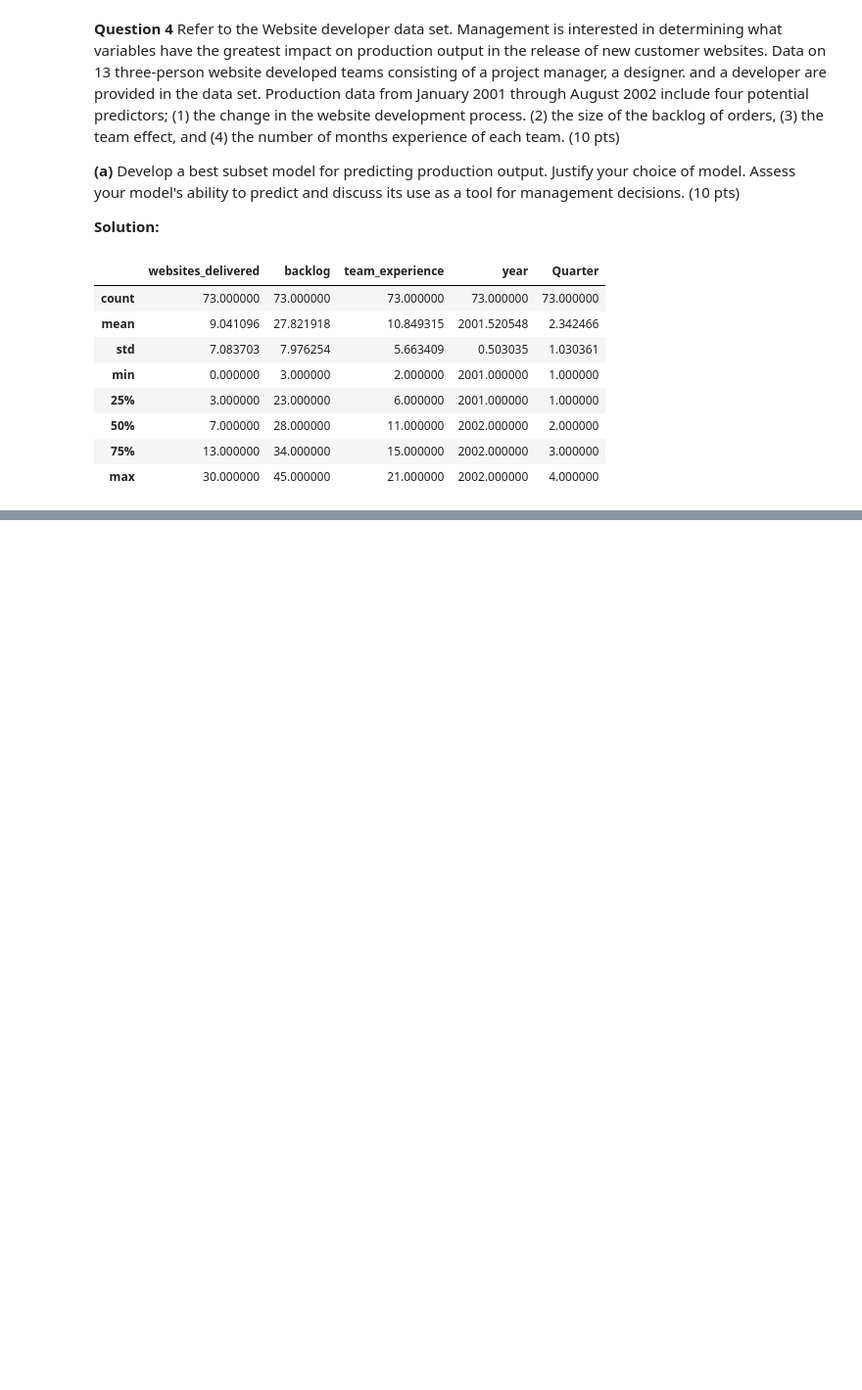
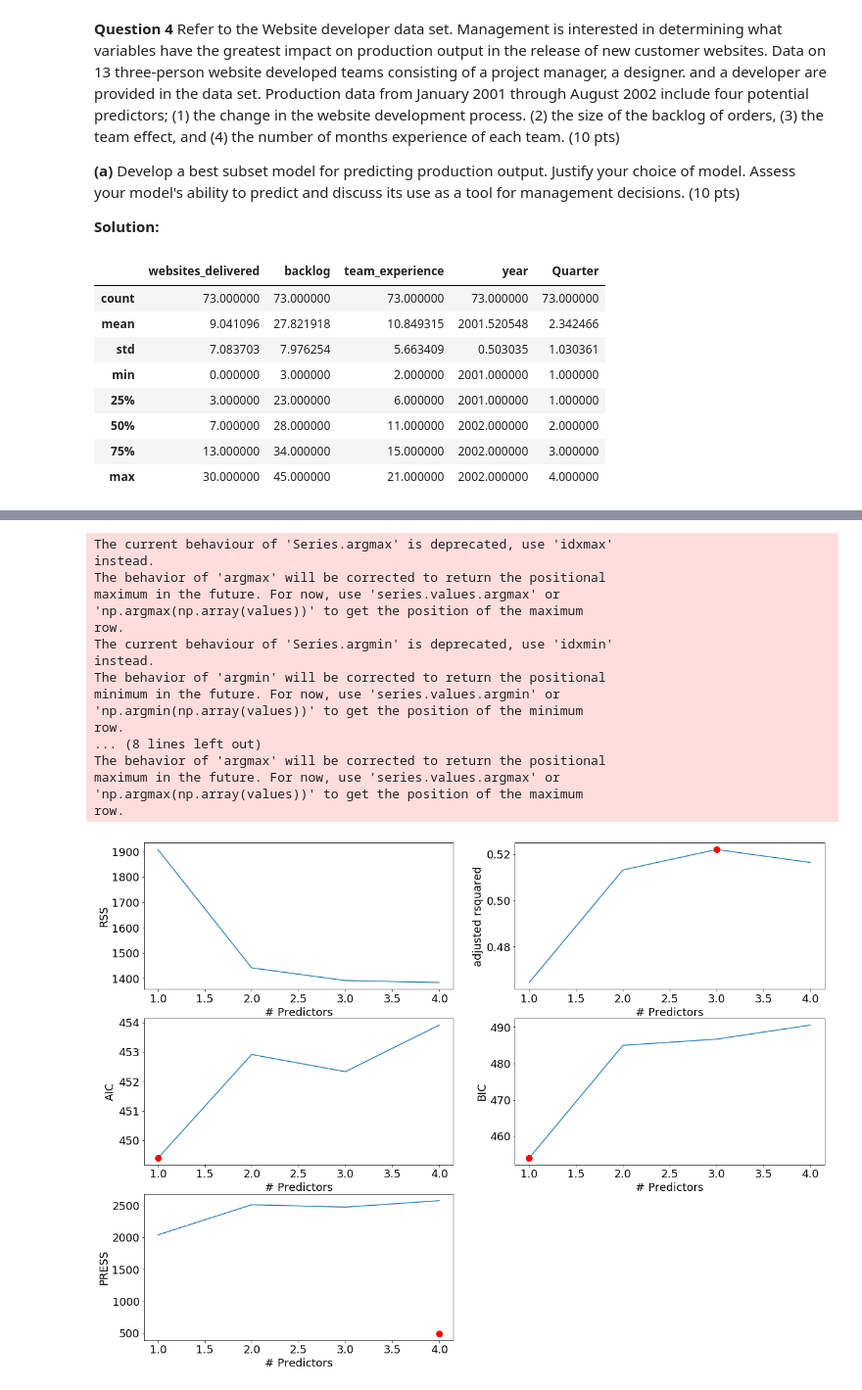
Before and after one commit to srk-apts/CS-E-106, a Jupyter notebook: Homework/HW7/hw7_python.ipynb, the cells around one changed output, grey strips where cells are left out. Shown at 98% size. Saved outputs shown, nothing was run; the diff lists cells and outputs as text; code cells hidden in the pictures; blank space fills up the shorter version.

```diff
--- a/Homework/HW7/hw7_python.ipynb
+++ b/Homework/HW7/hw7_python.ipynb
@@ -44,0 +81,35 @@ from mlxtend.feature_selection import SequentialFeatureSelector as SFS
+# %%
+def processSubset(X_subset, y_subset):
+    # Fit model on feature_set and calculate RSS
+    X_dummy = scale_encode(fit_df=X_subset, trans_df=X_subset, scale_num=False)
+    X = sm.add_constant(X_dummy)
+    model = sm.OLS(y,X).fit()
+    RSS = ((model.predict(X) - y)**2).sum()
+    return {"model":model, "RSS":RSS}
+
+def best_subset_models(X,y):
+
+    models_best = pd.DataFrame(columns=["RSS", "model"])
+
+    for i in range(1,len(X.columns)+1):
+
+        tic = time.time()
+
+        results = []
+
+        for combo in itertools.combinations(X.columns, i):
+            results.append(processSubset(X_subset=X[list(combo)], y_subset=y))
+
+        # Wrap everything up in a nice dataframe
+        models = pd.DataFrame(results)
+
+        # Choose the model with the highest RSS
+        best_model = models.loc[models['RSS'].argmin()]
+
+        toc = time.time()
+        print("Processed", models.shape[0], "models on", i, "predictors in", (toc-tic), "seconds.")
+
+        models_best.loc[i] = best_model
+
+    # Return the best model, along with some other useful information about the model
+    return models_best
@@ -829,0 +820,7 @@ pd.DataFrame.from_dict(sfs1.get_metric_dict()).T
+# %%
+features = ["process_change","backlog","team_experience", "team_number"]
+X = website_data[features]
+y = website_data["websites_delivered"]
+# %%
+models_best = best_subset_models(X=X, y=y)
+models_best
@@ -829,0 +843,21 @@ pd.DataFrame.from_dict(sfs1.get_metric_dict()).T
+# %%
+plot_stats(models_best)
+# %% [output]
+The current behaviour of 'Series.argmax' is deprecated, use 'idxmax'
+instead.
+The behavior of 'argmax' will be corrected to return the positional
+maximum in the future. For now, use 'series.values.argmax' or
+'np.argmax(np.array(values))' to get the position of the maximum
+row.
+The current behaviour of 'Series.argmin' is deprecated, use 'idxmin'
+instead.
+The behavior of 'argmin' will be corrected to return the positional
+minimum in the future. For now, use 'series.values.argmin' or
+'np.argmin(np.array(values))' to get the position of the minimum
+row.
+... (8 lines left out)
+The behavior of 'argmax' will be corrected to return the positional
+maximum in the future. For now, use 'series.values.argmax' or
+'np.argmax(np.array(values))' to get the position of the maximum
+row.
+[figure, added]
```
Also changed, not shown: parts of 45 cells of this notebook.
